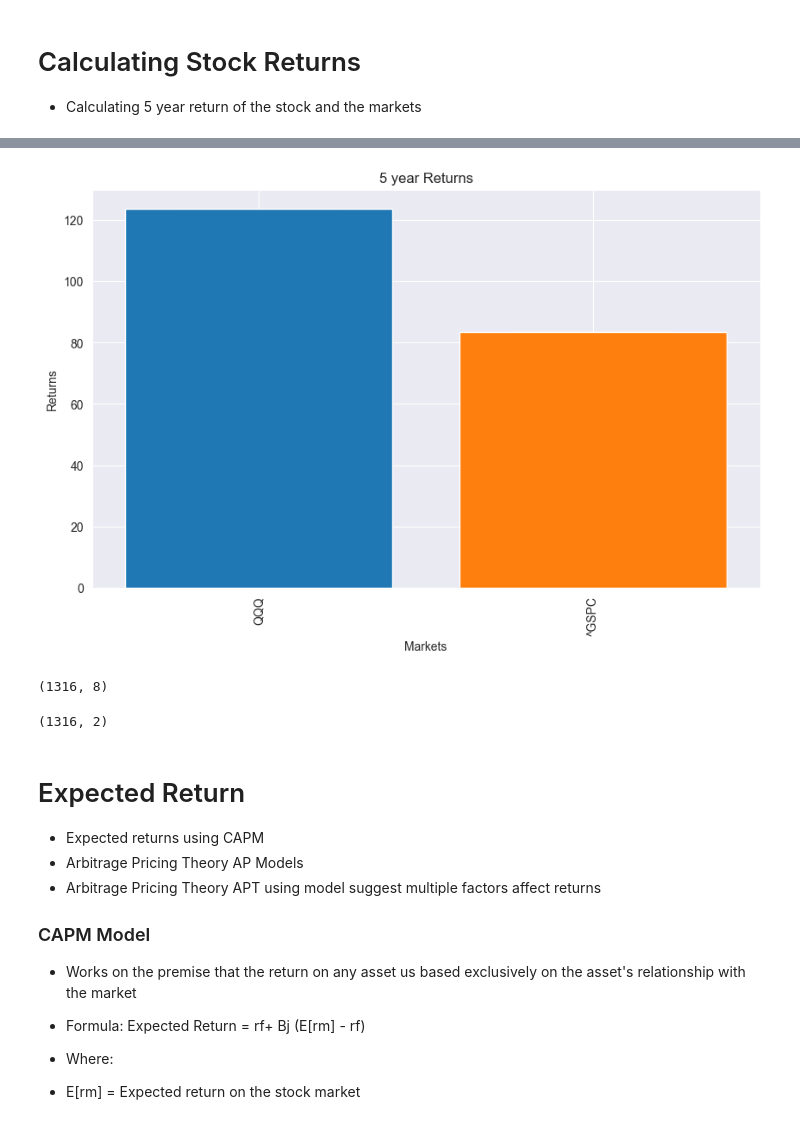
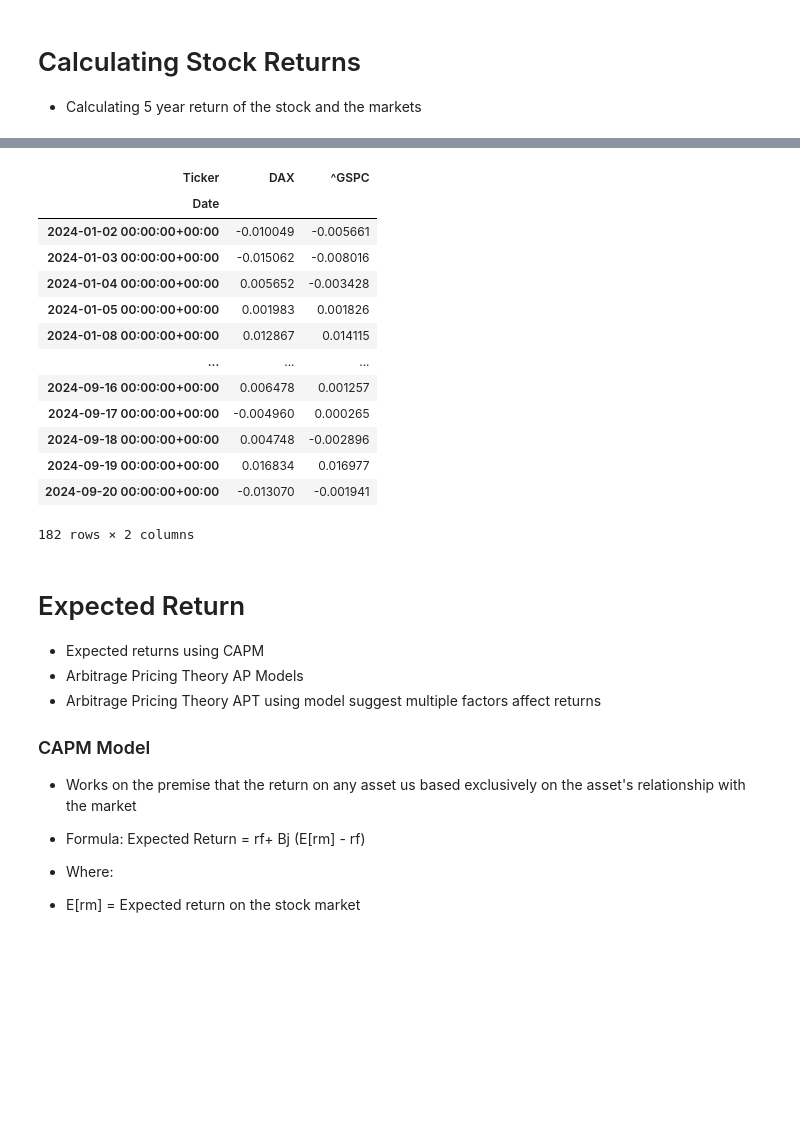
Before and after one commit to Jperezrocha/Portfolio_Management, a Jupyter notebook: Portfolio_Optimization.ipynb, the cells around one changed output, grey strips where cells are left out. Cells and saved outputs as stored; diff of their text form; code cells hidden in the pictures; blank space fills up the shorter version.

```diff
--- a/Portfolio_Optimization.ipynb
+++ b/Portfolio_Optimization.ipynb
@@ -16,11 +24,22 @@ from matplotlib.ticker import  FuncFormatter
 # %%
 #Getting 10 stocks for the Portfolio
-start_date = '2019-06-03'
-end_date = '2024-08-26'
+start_date = '2023-12-29'
+end_date = '2024-09-21'
 
-stocks = ['CCJ', 'LMT', 'PANW','XOM', 'AMGN', 'AMAT', 'XOM', 'AMZN',  'JPM',] #Portfolio
+stocks = ['NVDA', 'MSFT', 'JPST', 'IWB', 'GOOGL', 'ABNB', 'ACGL', 'ADT', 'AGO',
+ 'AMAT', 'AMD', 'BLDR', 'BLK', 'BROS', 'BX', 'CALM', 'CAT', 'CELH', 'COIN',
+ 'COST', 'CSGP', 'CSIQ', 'CVX', 'DECK', 'DIS', 'DVA', 'EA', 'EW', 'F', 'FNV',
+ 'FTRE', 'GDDY', 'GM', 'GS', 'IIPR', 'ISRG', 'JPM', 'KKR', 'KLAC', 'LBRT',
+ 'LH', 'LLY', 'LRN', 'MA', 'MANH', 'MCD', 'MCO', 'MEDP', 'META', 'MLI', 'MLM',
+ 'MSCI', 'MU', 'NFLX', 'NTCT', 'NTDOY', 'OPXS', 'PG', 'PM', 'PSTG', 'QCOM',
+ 'RCL', 'REGN', 'RWT', 'SBUX', 'SEDG', 'SONY', 'SPGI', 'SPOT', 'TMUS', 'TXN',
+ 'UNH', 'UNP', 'URI', 'V', 'VEEV', 'XEL', 'XYL']
+ #Portfolio
 
-markets = ['^GSPC', 'QQQ',] #Markets
+#HNR was aquired
+# And ALAB destroys the symetry of the porfolio, they IPO this year, and I have data for little over a year now
+
+markets = ['^GSPC', 'DAX']  #Market
 
 stocks_df = yf.download(stocks, start=start_date, end=end_date)['Adj Close'] #list of Adj Closing
 
@@ -103,3 +63,3 @@ plt.show()
 # %%
-#Calculating daily returns
-markets_daily_returns = markets_df.pct_change(1)
+# Calculating daily returns for the SPY
+markets_returns = markets_df.pct_change(1)
@@ -117,19 +66,19 @@ returns_5yr_markets = markets_daily_returns.sum() * 100
-# %%
-#plot returns of the markets over 5-year period
-colors = plt.get_cmap('tab10')
-returns_5yr_markets.plot(kind='bar', figsize=(10,6))
-plt.bar(returns_5yr_markets.index, returns_5yr_markets.values, color=colors(np.arange(len(returns_5yr))))
-plt.title('5 year Returns')
-plt.xlabel('Markets')
-plt.ylabel('Returns')
-plt.show()
-# %% [output]
-[figure, removed]
-# %%
-daily_returns.shape
-# %% [output]
-(1316, 8)
-# %%
-markets_daily_returns.shape
-# %% [output]
-(1316, 2)
+# %%
+markets_returns = markets_returns.dropna()
+# %%
+markets_returns
+# %% [output]
+| Ticker | DAX | ^GSPC |
+| Date |  |  |
+| 2024-01-02 00:00:00+00:00 | -0.010049 | -0.005661 |
+| 2024-01-03 00:00:00+00:00 | -0.015062 | -0.008016 |
+| 2024-01-04 00:00:00+00:00 | 0.005652 | -0.003428 |
+| 2024-01-05 00:00:00+00:00 | 0.001983 | 0.001826 |
+| 2024-01-08 00:00:00+00:00 | 0.012867 | 0.014115 |
+| ... | ... | ... |
+| 2024-09-16 00:00:00+00:00 | 0.006478 | 0.001257 |
+| 2024-09-17 00:00:00+00:00 | -0.004960 | 0.000265 |
+| 2024-09-18 00:00:00+00:00 | 0.004748 | -0.002896 |
+| 2024-09-19 00:00:00+00:00 | 0.016834 | 0.016977 |
+| 2024-09-20 00:00:00+00:00 | -0.013070 | -0.001941 |
+182 rows × 2 columns
```
Also changed, not shown: parts of 71 cells of this notebook.
